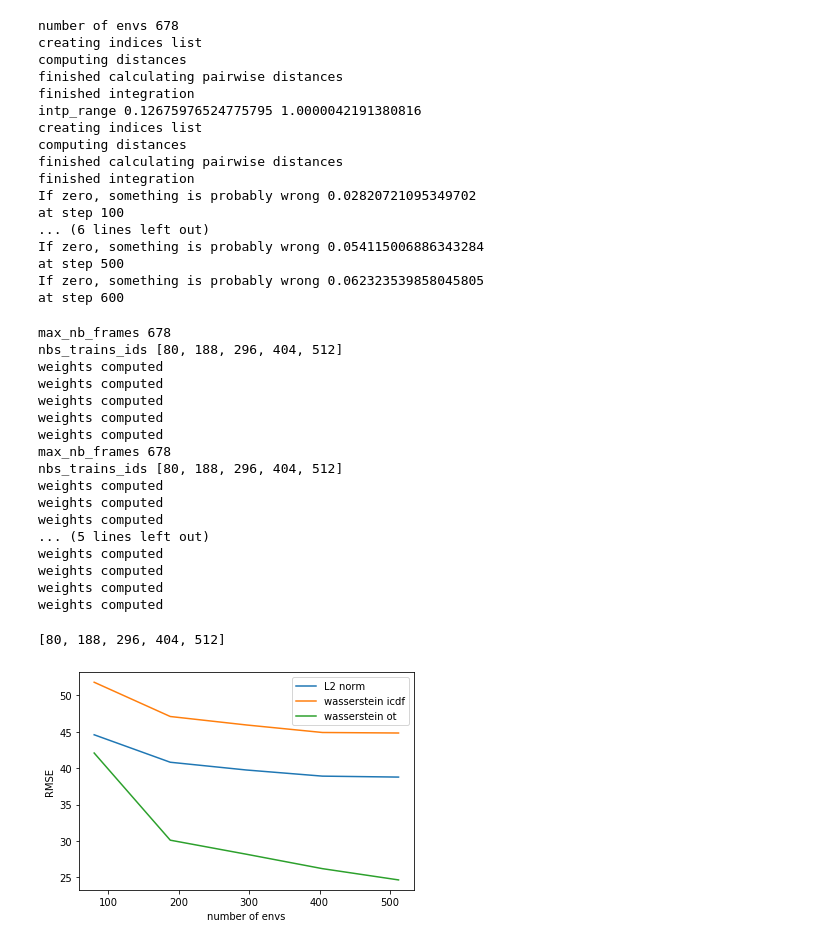
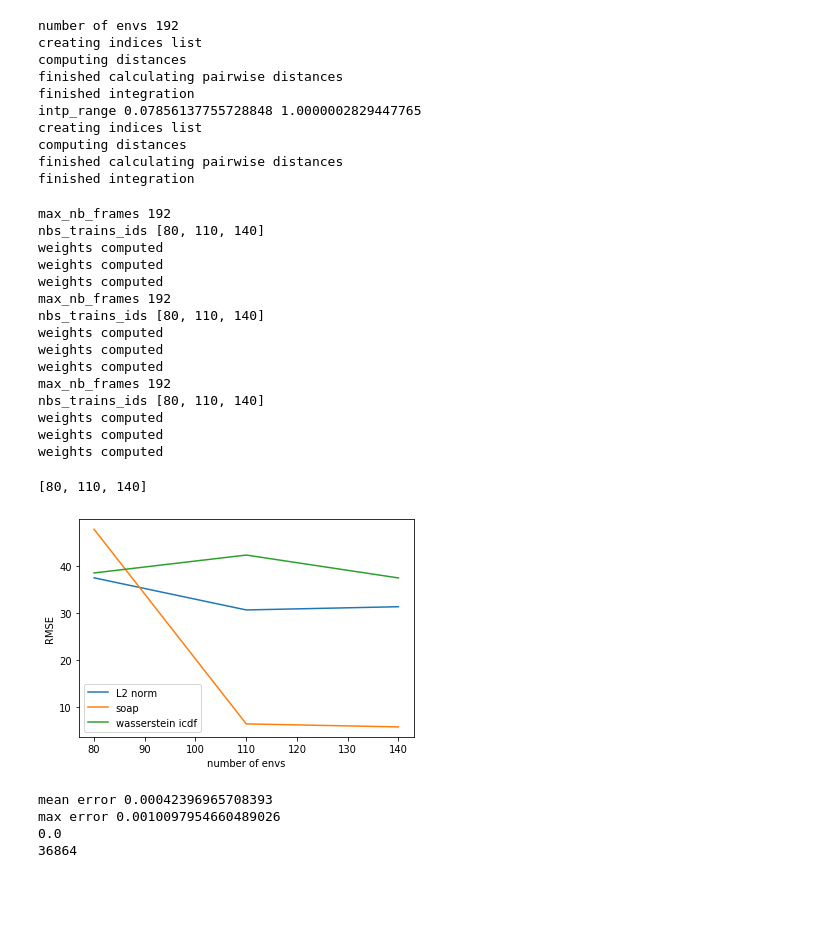
Before and after one commit to agoscinski/librascal, a Jupyter notebook: examples/wasserstein.ipynb, the cells around one changed output. Saved outputs shown, nothing was run; the diff lists cells and outputs as text; code cells hidden in the pictures; blank space fills up the shorter version.

```diff
--- a/examples/wasserstein.ipynb
+++ b/examples/wasserstein.ipynb
@@ -374,7 +511,7 @@ class WassersteinKernelOT:
 # Computes the distances
 
 # data
-frames = read('./data/CSD-500.xyz','0:5')
+frames = read('./data/CSD-500.xyz','0:1')
 # wraps the structures into the unit cell
 for i in range(len(frames)):
     frames[i].wrap(eps=1e-11)
@@ -385,31 +522,28 @@ model_l2 = WassersteinKernelICDF(frames)
 model_l2.compute_distance_complete()
 model_l2.compute_kernel_complete()
 
+model_soap = PySOAPKernel(frames)
+model_soap.compute_distance_complete()
+model_soap.compute_kernel_complete()
+
 model_wasserstein_icdf = WassersteinKernelICDF(frames, icdf=True)
 model_wasserstein_icdf.compute_distance_complete()
 model_wasserstein_icdf.compute_kernel_complete()
 
-model_wasserstein_ot = WassersteinKernelOT(frames)
-model_wasserstein_ot.compute_distance_complete()
-model_wasserstein_ot.compute_kernel_complete()
+#model_wasserstein_ot = WassersteinKernelOT(frames)
+#model_wasserstein_ot.compute_distance_complete()
+#model_wasserstein_ot.compute_kernel_complete()
 # %% [output]
-number of envs 678
+number of envs 192
 creating indices list
 computing distances
 finished calculating pairwise distances
 finished integration
-intp_range 0.12675976524775795 1.0000042191380816
+intp_range 0.07856137755728848 1.0000002829447765
 creating indices list
 computing distances
 finished calculating pairwise distances
 finished integration
-If zero, something is probably wrong 0.02820721095349702
-at step 100
-... (6 lines left out)
-If zero, something is probably wrong 0.054115006886343284
-at step 500
-If zero, something is probably wrong 0.062323539858045805
-at step 600
 # %%
 # Computes the weights and evaluates them
 
@@ -442,11 +576,13 @@ def evaluate(model, max_nb_frames, chem_shifts, scores):
 # plain 1-D**2/
 model_l2.kernel_function = lambda distances : 1-distances/2
 model_wasserstein_icdf.kernel_function = lambda distances : 1-distances/2
-model_wasserstein_ot.kernel_function = lambda distances : 1-distances/2
+model_soap.kernel_function = lambda distances : 1-distances/2
+#model_wasserstein_ot.kernel_function = lambda distances : 1-distances**2/2 # because the ot takes square
 
 model_l2.compute_kernel_complete()
 model_wasserstein_icdf.compute_kernel_complete()
-model_wasserstein_ot.compute_kernel_complete()
+model_soap.compute_kernel_complete()
+#model_wasserstein_ot.compute_kernel_complete()
 
 # labels
 chem_shifts = []
@@ -457,41 +593,60 @@ chem_shifts_atoms_1 = chem_shifts_atoms[:,0]
 
 scores_l2 = []
 scores_wasserstein_icdf = []
+scores_model_soap = []
 scores_wasserstein_ot = []
 max_nb_frames = sum([frame.get_number_of_atoms() for frame in frames])
 
 nbs_frames = evaluate(model_l2, max_nb_frames, chem_shifts_atoms_1, scores_l2)
 evaluate(model_wasserstein_icdf, max_nb_frames, chem_shifts_atoms_1, scores_wasserstein_icdf)
-evaluate(model_wasserstein_ot, max_nb_frames, chem_shifts_atoms_1, scores_wasserstein_ot)
+evaluate(model_soap, max_nb_frames, chem_shifts_atoms_1, scores_model_soap)
+#evaluate(model_wasserstein_ot, max_nb_frames, chem_shifts_atoms_1, scores_wasserstein_ot)
 # %% [output]
-max_nb_frames 678
-nbs_trains_ids [80, 188, 296, 404, 512]
+max_nb_frames 192
+nbs_trains_ids [80, 110, 140]
 weights computed
 weights computed
 weights computed
-weights computed
-weights computed
-max_nb_frames 678
-nbs_trains_ids [80, 188, 296, 404, 512]
+max_nb_frames 192
+nbs_trains_ids [80, 110, 140]
 weights computed
 weights computed
 weights computed
-... (5 lines left out)
+max_nb_frames 192
+nbs_trains_ids [80, 110, 140]
 weights computed
 weights computed
 weights computed
-weights computed
-[80, 188, 296, 404, 512]
+[80, 110, 140]
 # %%
 rmse_l2 = [score['RMSE'] for score in scores_l2]
 rmse_wasserstein_icdf = [score['RMSE'] for score in scores_wasserstein_icdf]
-rmse_wasserstein_ot = [score['RMSE'] for score in scores_wasserstein_ot]
+rmse_model_soap = [score['RMSE'] for score in scores_model_soap]
+#rmse_wasserstein_ot = [score['RMSE'] for score in scores_wasserstein_ot]
 plt.plot(nbs_frames, rmse_l2, label='L2 norm')
+plt.plot(nbs_frames, rmse_model_soap, label='soap')
 plt.plot(nbs_frames, rmse_wasserstein_icdf, label='wasserstein icdf')
-plt.plot(nbs_frames, rmse_wasserstein_ot, label='wasserstein ot')
+#plt.plot(nbs_frames, rmse_wasserstein_ot, label='wasserstein ot')
 plt.xlabel("number of envs")
 plt.ylabel("RMSE")
 plt.legend()
 plt.show()
 # %% [output]
-[figure, old version]
+[figure, new version]
+# %%
+soap_k = model_soap.kernel_complete
+soap_k = soap_k/np.linalg.norm(soap_k)
+l2_k = model_l2.kernel_complete
+l2_k = l2_k/np.linalg.norm(l2_k)
+diff = np.abs(soap_k - l2_k)
+print("mean error", np.mean(diff))
+print("max error", np.max(diff))
+diff[diff>1e-1] = 1
+diff[diff<=1e-1] = 0
+print(np.sum(diff))
+print(diff.shape[0] * diff.shape[1])
+# %% [output]
+mean error 0.00042396965708393
+max error 0.0010097954660489026
+0.0
+36864
```
Also changed, not shown: parts of 12 cells of this notebook.
